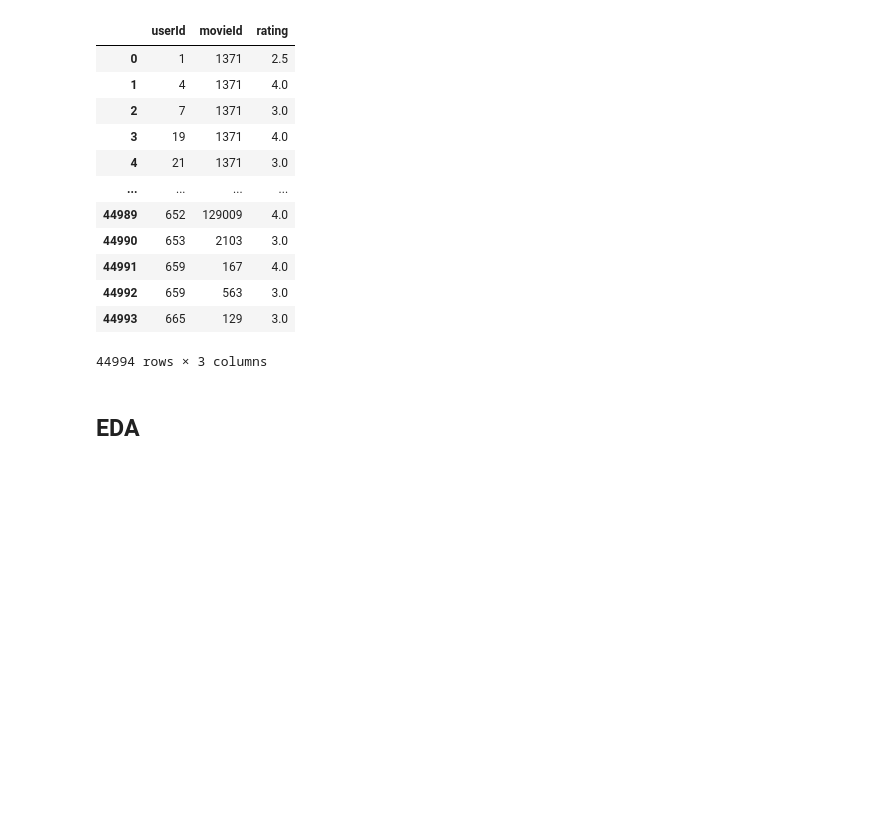
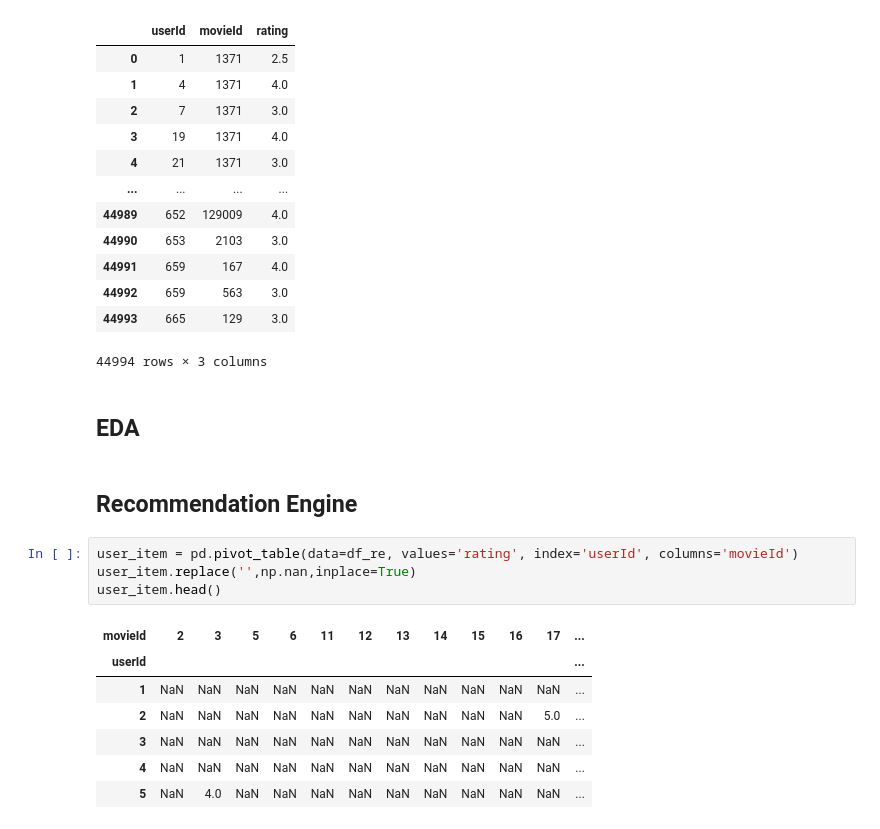
Before and after one commit to KelvinYQC/DataMning_Project, a Jupyter notebook: recommendationEngine.ipynb, the cells around one changed output. Drawn from its saved outputs; the diff is of its cells as text; blank space fills up the shorter version.

```diff
--- a/recommendationEngine.ipynb
+++ b/recommendationEngine.ipynb
@@ -60,3 +38,17 @@ df_re
 44994 rows × 3 columns
 # %% [markdown]
 ## EDA
+# %% [markdown]
+## Recommendation Engine
+# %%
+user_item = pd.pivot_table(data=df_re, values='rating', index='userId', columns='movieId')
+user_item.replace('',np.nan,inplace=True)
+user_item.head()
+# %% [output]
+| movieId | 2 | 3 | 5 | 6 | 11 | 12 | 13 | 14 | 15 | 16 | 17 | ... |
+| userId |  |  |  |  |  |  |  |  |  |  |  | ... |
+| 1 | NaN | NaN | NaN | NaN | NaN | NaN | NaN | NaN | NaN | NaN | NaN | ... |
+| 2 | NaN | NaN | NaN | NaN | NaN | NaN | NaN | NaN | NaN | NaN | 5.0 | ... |
+| 3 | NaN | NaN | NaN | NaN | NaN | NaN | NaN | NaN | NaN | NaN | NaN | ... |
+| 4 | NaN | NaN | NaN | NaN | NaN | NaN | NaN | NaN | NaN | NaN | NaN | ... |
+| 5 | NaN | 4.0 | NaN | NaN | NaN | NaN | NaN | NaN | NaN | NaN | NaN | ... |
```
Also changed, not shown: parts of 8 cells of this notebook.
